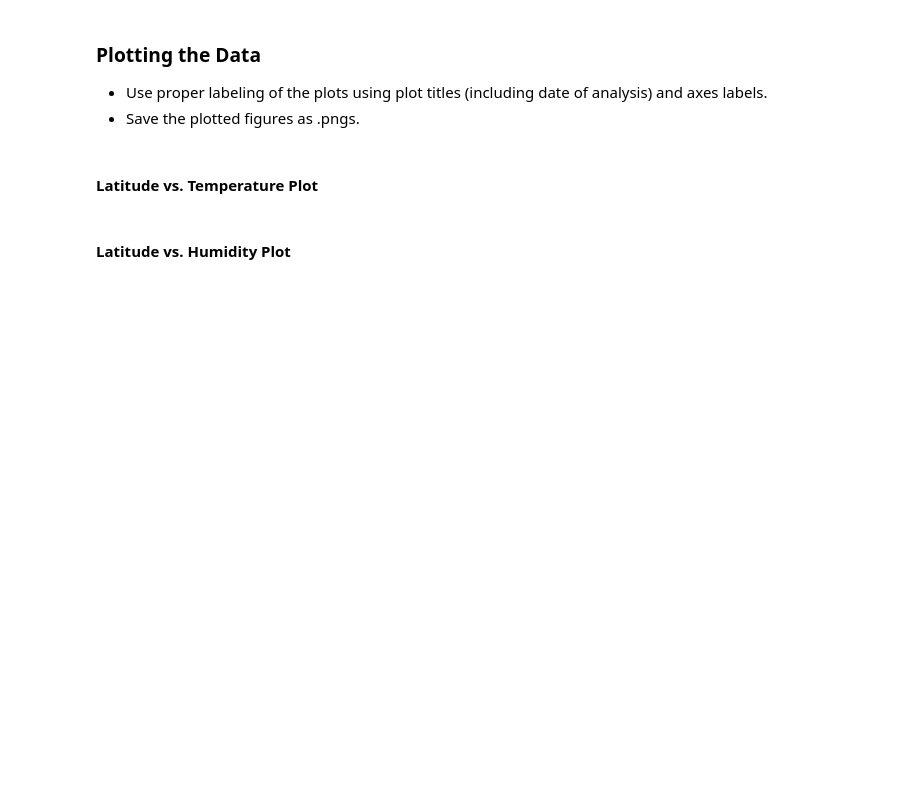
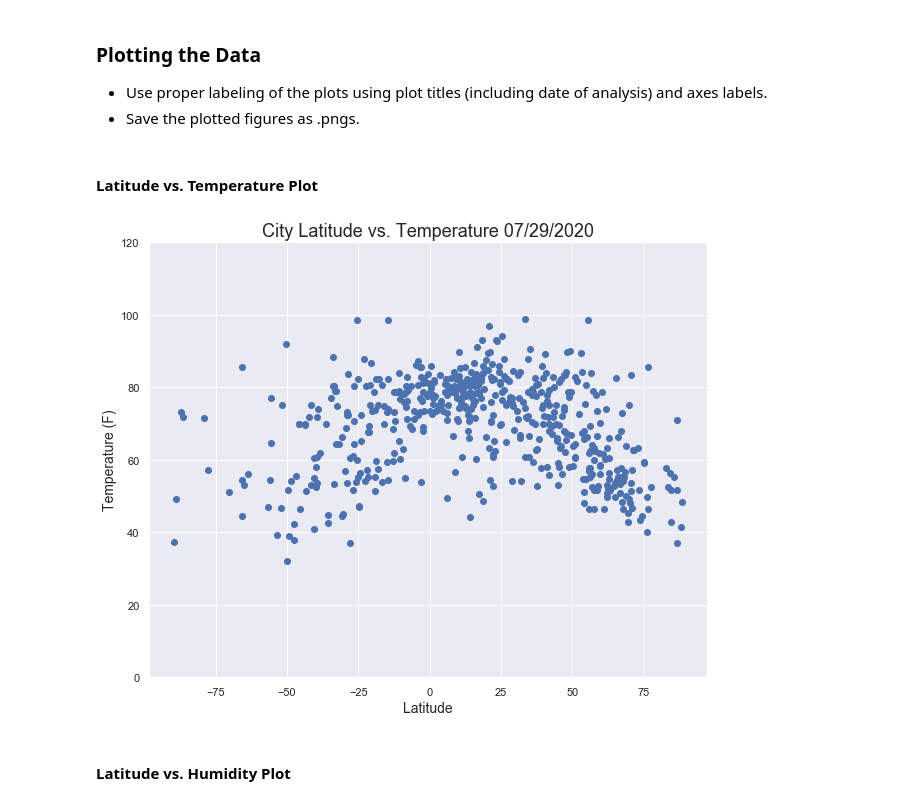
Before and after one commit to Zannyo/python-api-challenge, a Jupyter notebook: starter_code/WeatherPy.ipynb, the cells around one changed output. Saved outputs shown, nothing was run; the diff lists cells and outputs as text; code cells hidden in the pictures; blank space fills up the shorter version.

```diff
--- a/starter_code/WeatherPy.ipynb
+++ b/starter_code/WeatherPy.ipynb
@@ -162,20 +160,24 @@ FileNotFoundError: [Errno 2] No such file or directory: 'output_data/cities.csv'
 #### Latitude vs. Temperature Plot
 # %%
 #Pull in today's date for graphs
+import datetime
 date = datetime.date.today()
 date = time.strftime("%m/%d/%Y")
 
+import seaborn as sns
 sns.set()
 plt.figure(figsize=(10,8))
-plt.scatter(df['lat'], df['temp'])
+plt.scatter(city_df['lat'], city_df['temp'])
 plt.title(f"City Latitude vs. Temperature {date}", fontsize="18")
 plt.xlabel("Latitude", fontsize="14")
 plt.ylabel("Temperature (F)", fontsize="14")
 plt.ylim(0, 120)
 
 plt.savefig("Temperature.png")
 
 plt.show()
+# %% [output]
+[figure, added]
 # %% [markdown]
 #### Latitude vs. Humidity Plot
 # %%
```
Also changed, not shown: parts of 12 cells of this notebook, 5 other files.
